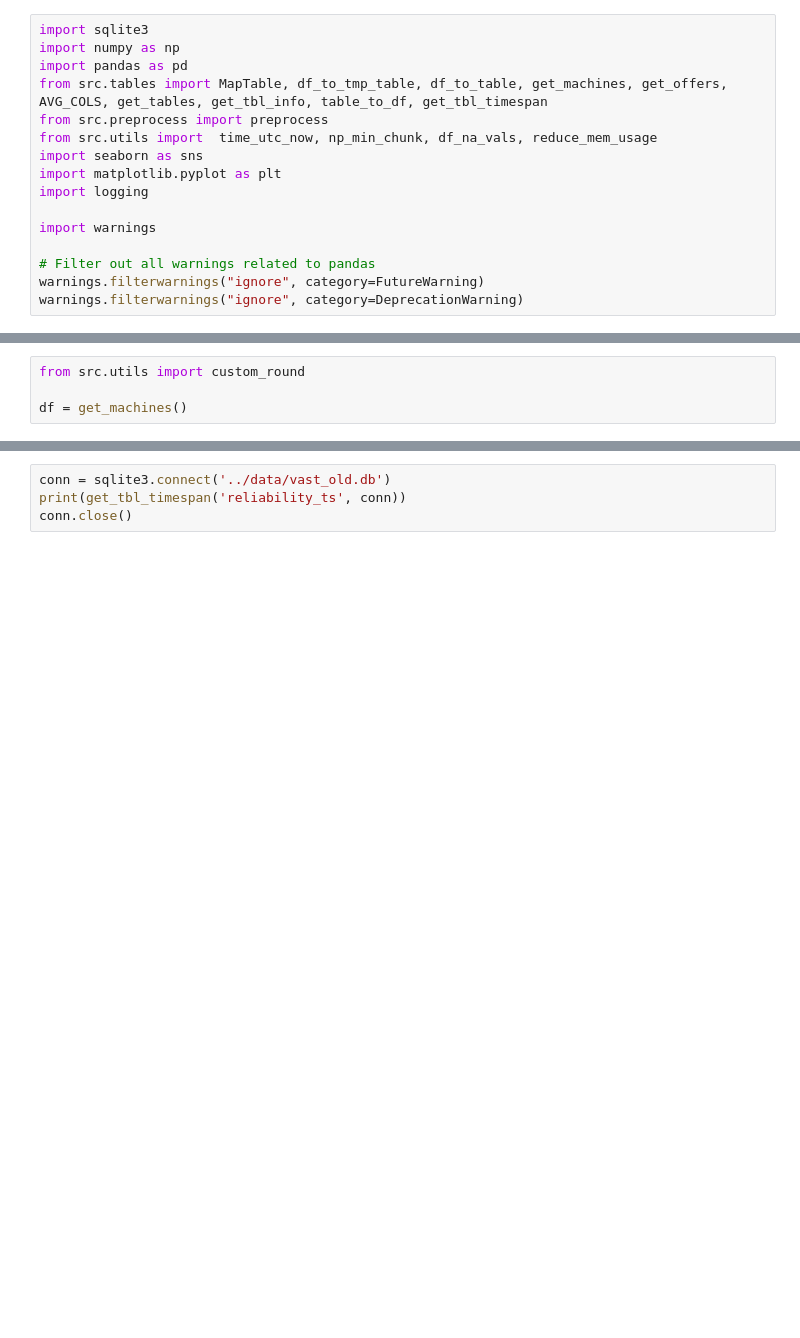
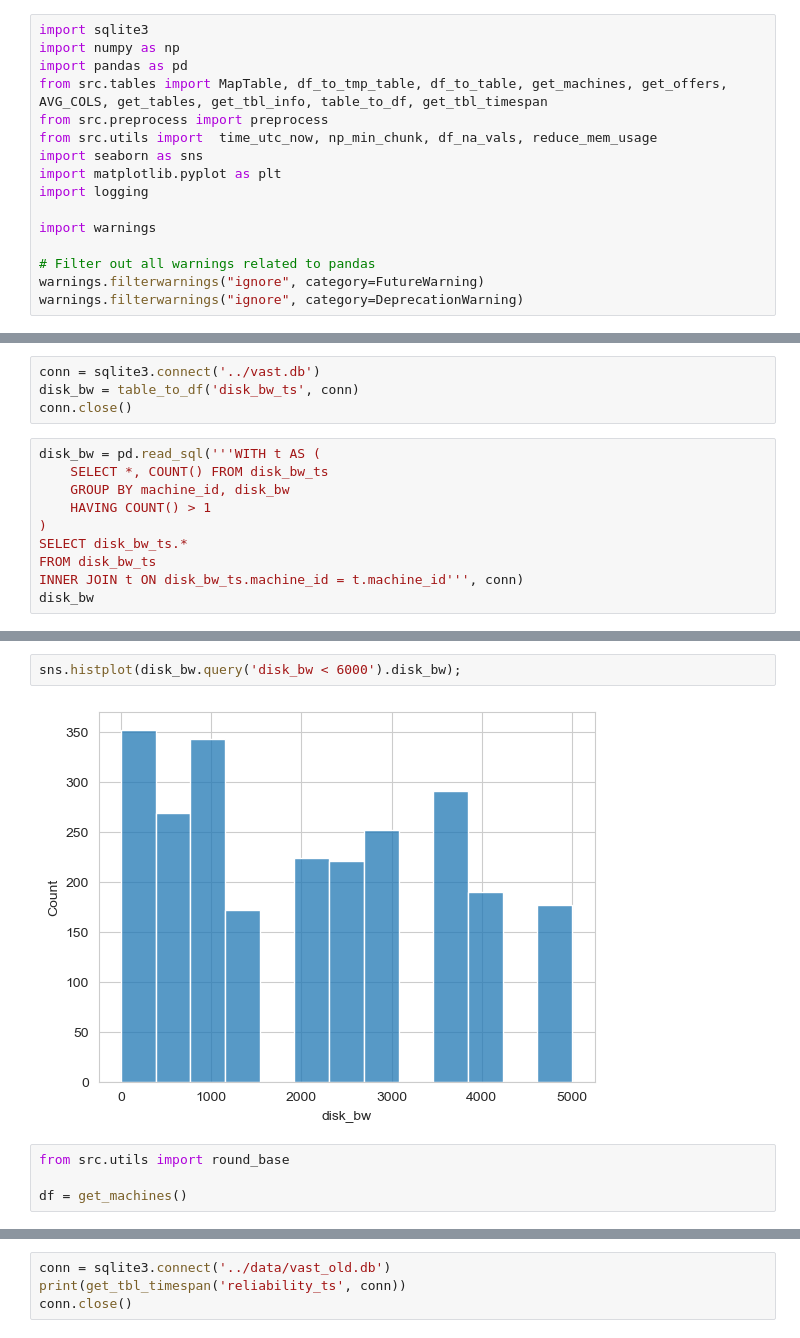
Before and after one commit to alkorolyov/vast-stats, a Jupyter notebook: notebooks/10 - tests.ipynb, the cells around one changed output, grey strips where cells are left out. Saved outputs shown, nothing was run; the diff lists cells and outputs as text; blank space fills up the shorter version.

```diff
--- a/notebooks/10 - tests.ipynb
+++ b/notebooks/10 - tests.ipynb
@@ -19,0 +29,14 @@ warnings.filterwarnings("ignore", category=DeprecationWarning)
+# %%
+conn = sqlite3.connect('../vast.db')
+disk_bw = table_to_df('disk_bw_ts', conn)
+conn.close()
+# %%
+disk_bw = pd.read_sql('''WITH t AS (
+    SELECT *, COUNT() FROM disk_bw_ts
+    GROUP BY machine_id, disk_bw
+    HAVING COUNT() > 1
+)
+SELECT disk_bw_ts.*
+FROM disk_bw_ts
+INNER JOIN t ON disk_bw_ts.machine_id = t.machine_id''', conn)
+disk_bw
@@ -20,4 +57,8 @@ warnings.filterwarnings("ignore", category=DeprecationWarning)
+# %%
+sns.histplot(disk_bw.query('disk_bw < 6000').disk_bw);
+# %% [output]
+[figure, added]
 # %%
-from src.utils import custom_round
+from src.utils import round_base
 
 df = get_machines()
```
Also changed, not shown: parts of 6 cells of this notebook, 7 other files.
